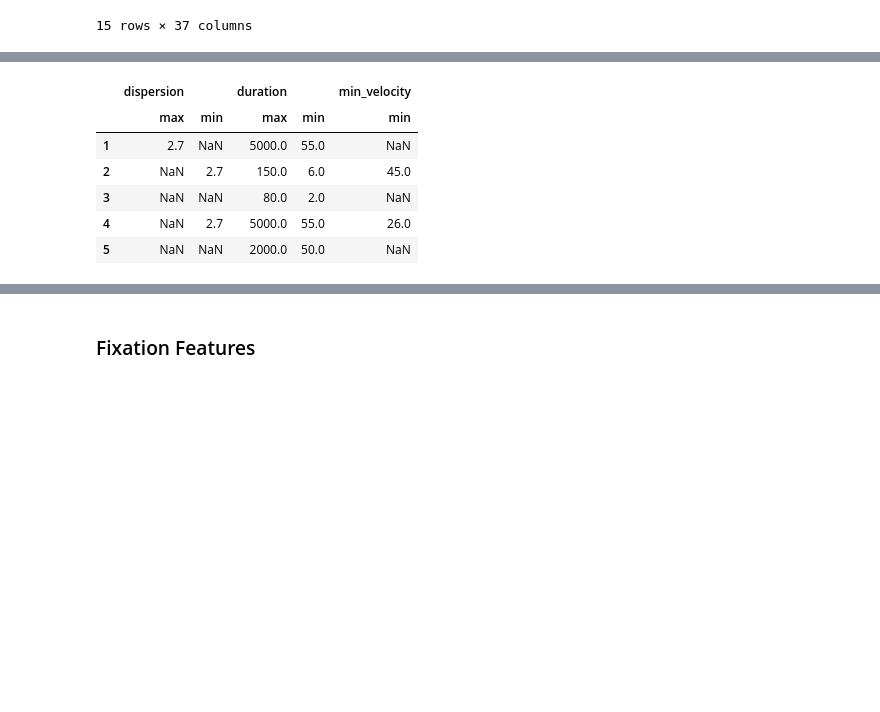
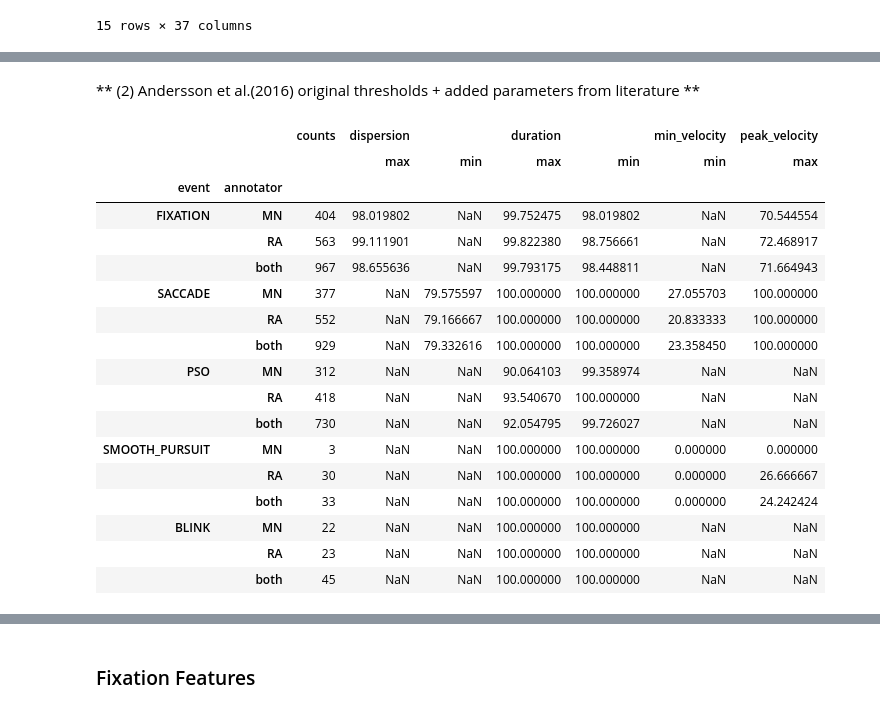
Before and after one commit to huji-hcnl/pEYES, a Jupyter notebook: analysis/_article/lund2013_rater_event-features.ipynb, the cells around one changed output, grey strips where cells are left out. Saved outputs shown, nothing was run; the diff lists cells and outputs as text; code cells hidden in the pictures; blank space fills up the shorter version.

Commit message:
calc raters' event parameters

```diff
--- a/analysis/_article/lund2013_rater_event-features.ipynb
+++ b/analysis/_article/lund2013_rater_event-features.ipynb
@@ -195,37 +282,55 @@ We specify the % of events that pass the selected thresholds (see table of thres
+# %% [markdown]
+** (2)
+Andersson et al.(2016) original thresholds + added parameters from literature **
 # %%
-thresholds = pd.DataFrame.from_dict({
+additional_thresholds = pd.DataFrame.from_dict({
     1: {
-        ('duration', 'min'): 55,        # used by Andersson et. al (2016)
-        ('duration', 'max'): 5000,
-        ('dispersion', 'max'): 2.7      # used by Andersson et. al (2016) - I-DT
+        ('duration', 'min'): 55,            # Andersson et al. (2016)
+        ('duration', 'max'): 2500,
+        ('dispersion', 'max'): 2.7,         # Andersson et al. (2016)
+        ('peak_velocity', 'max'): 45,       # Andersson et al. (2016)
     },
     2: {
-        ('duration', 'min'): 6,
+        ('duration', 'min'): 5,             # Andersson et al. (2016) (num_samples > 2 @ 500Hz)
         ('duration', 'max'): 150,
-        ('dispersion', 'min'): 2.7,     # used by Andersson et. al (2016) - I-DT
-        ('min_velocity', 'min'): 45     # used by Andersson et. al (2016) - I-VT
+        ('dispersion', 'min'): 2.7,         # Andersson et al. (2016)
+        ('min_velocity', 'min'): 45,        # Andersson et al. (2016)
+        ('peak_velocity', 'max'): 1000,     # Nyström & Holmqvist (2010)
     },
     3: {
-        ('duration', 'min'): 2,
-        ('duration', 'max'): 80,
+        ('duration', 'min'): 4,             # 2 samples @ 500Hz
+        ('duration', 'max'): 40,            # Dar, Wagner, & Hanke (2021)
     },
     4: {
-        ('duration', 'min'): 55,
+        ('duration', 'min'): 40,            # Dar, Wagner, & Hanke (2021)
         ('duration', 'max'): 5000,
-        ('dispersion', 'min'): 2.7,     # used by Andersson et. al (2016) - I-DT
-        ('min_velocity', 'min'): 26     # used by Komogortsev & Karpov (2013) - I-VVT
+        ('min_velocity', 'min'): 26,        # Komogortsev & Karpov (2013)
+        ('peak_velocity', 'max'): 45,       # Andersson et al. (2016)
     },
     5: {
-        ('duration', 'min'): 50,
-        ('duration', 'max'): 2000,
+        ('duration', 'min'): 20,            # Dar, Wagner, & Hanke (2021)
+        ('duration', 'max'): 2500,
     },
 }).sort_index().T
-thresholds
+
+pntl_extended_thresholds = calc_threshold_percentile(additional_thresholds)
+pntl_extended_thresholds
 # %% [output]
-|  | dispersion |  | duration |  | min_velocity |
-|  | max | min | max | min | min |
-| 1 | 2.7 | NaN | 5000.0 | 55.0 | NaN |
-| 2 | NaN | 2.7 | 150.0 | 6.0 | 45.0 |
-| 3 | NaN | NaN | 80.0 | 2.0 | NaN |
-| 4 | NaN | 2.7 | 5000.0 | 55.0 | 26.0 |
-| 5 | NaN | NaN | 2000.0 | 50.0 | NaN |
+|  |  | counts | dispersion |  | duration |  | min_velocity | peak_velocity |
+|  |  |  | max | min | max | min | min | max |
+| event | annotator |  |  |  |  |  |  |  |
+| FIXATION | MN | 404 | 98.019802 | NaN | 99.752475 | 98.019802 | NaN | 70.544554 |
+|  | RA | 563 | 99.111901 | NaN | 99.822380 | 98.756661 | NaN | 72.468917 |
+|  | both | 967 | 98.655636 | NaN | 99.793175 | 98.448811 | NaN | 71.664943 |
+| SACCADE | MN | 377 | NaN | 79.575597 | 100.000000 | 100.000000 | 27.055703 | 100.000000 |
+|  | RA | 552 | NaN | 79.166667 | 100.000000 | 100.000000 | 20.833333 | 100.000000 |
+|  | both | 929 | NaN | 79.332616 | 100.000000 | 100.000000 | 23.358450 | 100.000000 |
+| PSO | MN | 312 | NaN | NaN | 90.064103 | 99.358974 | NaN | NaN |
+|  | RA | 418 | NaN | NaN | 93.540670 | 100.000000 | NaN | NaN |
+|  | both | 730 | NaN | NaN | 92.054795 | 99.726027 | NaN | NaN |
+| SMOOTH_PURSUIT | MN | 3 | NaN | NaN | 100.000000 | 100.000000 | 0.000000 | 0.000000 |
+|  | RA | 30 | NaN | NaN | 100.000000 | 100.000000 | 0.000000 | 26.666667 |
+|  | both | 33 | NaN | NaN | 100.000000 | 100.000000 | 0.000000 | 24.242424 |
+| BLINK | MN | 22 | NaN | NaN | 100.000000 | 100.000000 | NaN | NaN |
+|  | RA | 23 | NaN | NaN | 100.000000 | 100.000000 | NaN | NaN |
+|  | both | 45 | NaN | NaN | 100.000000 | 100.000000 | NaN | NaN |
```
Also changed, not shown: parts of 10 cells of this notebook.
